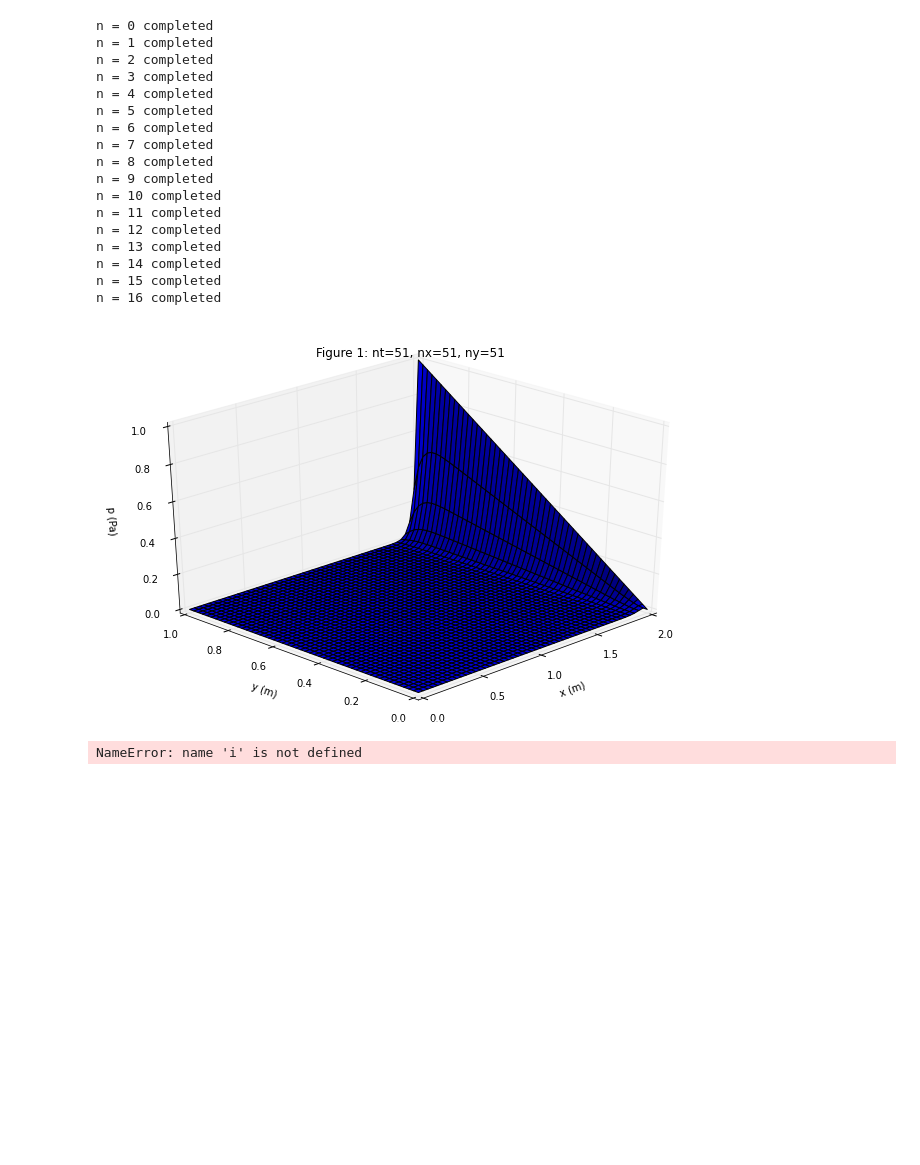
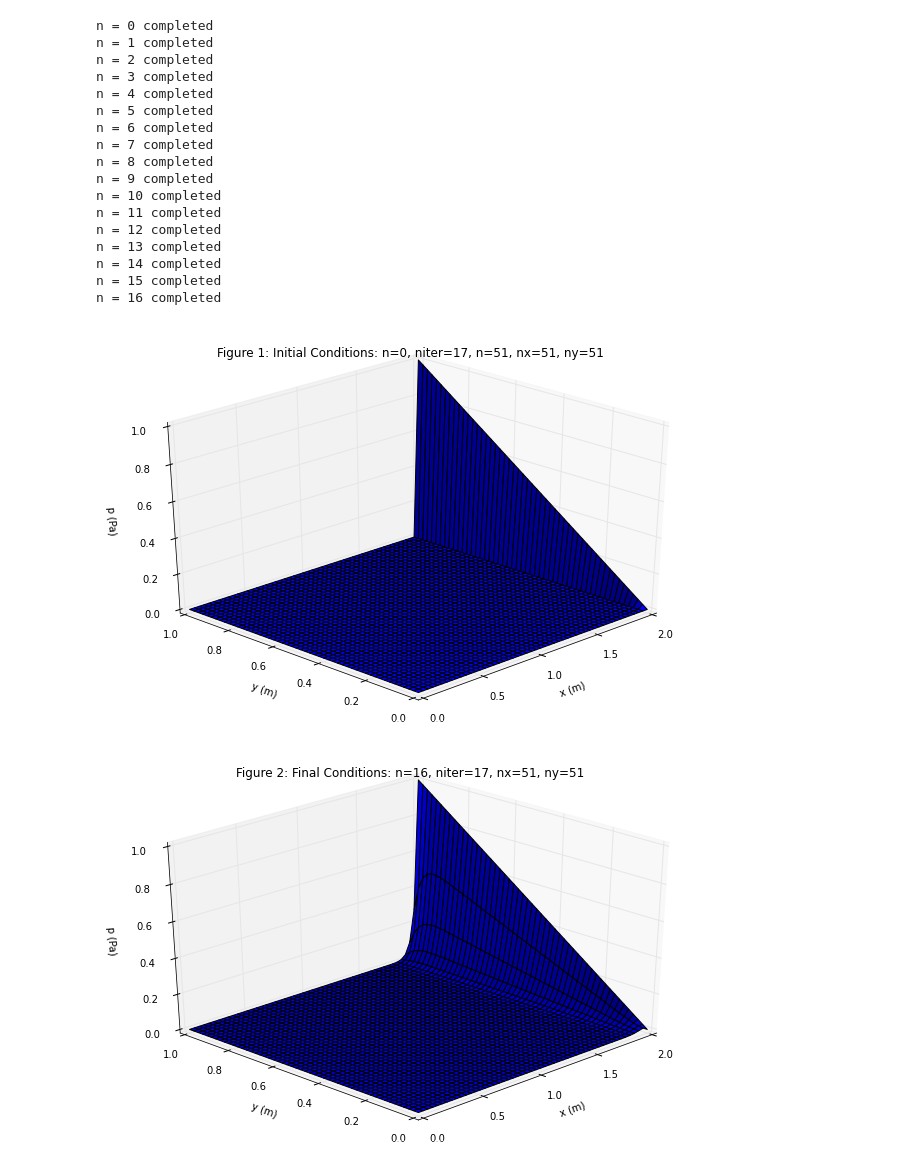
Before and after one commit to en9apr/sphinx, a Jupyter notebook: Laplace.ipynb, the cells around one changed output. Drawn from its saved outputs; the diff is of its cells as text; code cells hidden in the pictures; blank space fills up the shorter version.

```diff
--- a/Laplace.ipynb
+++ b/Laplace.ipynb
@@ -57,6 +185,6 @@ def laplace_equation_numerical(niter, nx, ny, xmax, ymax):
 
     return p, x, y
 # %%
-p,x,y=laplace_equation_numerical(100, 51, 51, 2.0, 1.0)
+p1, x1, y1 = laplace_equation_numerical(100, 51, 51, 2.0, 1.0)
 # %%
 def plot_2D(p,x,nt,title):
@@ -165,7 +329,10 @@ def laplace_equation_numerical_2(error_target, niter, nx, ny, xmax, ymax):
             p[i,j,n+1] = (( dy**2 * ( p[i+1,j,n]+p[i-1,j,n] )
                    + dx**2 * ( p[i,jpos[j],n]+p[i,jneg[j],n] ) )
                    / (2*(dx**2 + dy**2)))
-            error = np.sum(np.abs(p[i,j,n+1])-np.abs(p[i,j,n]) )
+
+        error = (np.sum(np.abs(p[i,j,n+1])-np.abs(p[i,j,n]) ) /
+                    np.sum(np.abs(p[i,j,n+1]) ))
+
         print "n = " + str(n) + " completed"
         if(error < error_target):
           break
@@ -173,7 +340,7 @@ def laplace_equation_numerical_2(error_target, niter, nx, ny, xmax, ymax):
 
     return p, x, y
 # %%
-p,x,y=laplace_equation_numerical_2(1.0e-2, 500, 51, 51, 2.0, 1.0)
+p2, x2, y2 = laplace_equation_numerical_2(1.0e-2, 500, 51, 51, 2.0, 1.0)
 # %% [output]
 n = 0 completed
 n = 1 completed
@@ -192,11 +359,33 @@ n = 13 completed
 n = 14 completed
 n = 15 completed
 n = 16 completed
-# %%
-plot_3D(p,x,y,17,'Figure 1: nt=51, nx=51, ny=51','p (Pa)')
-# %% [output]
-[figure, removed]
-# %%
-np.sum(np.abs(p[i,j,n+1]))
-# %% [output]
-NameError: name 'i' is not defined
+# %%
+def plot_2D_2(p,x,nt,title):
+    """
+    Plots the 1D velocity field
+    """
+
+    import matplotlib.pyplot as plt
+    import matplotlib.cm as cm
+    plt.figure()
+    ax=plt.subplot(111)
+    colour=iter(cm.rainbow(np.linspace(0,1,nt+1)))
+    for n in range(0,nt+1,1):
+        c=next(colour)
+        ax.plot(x,p[:,-1,n],linestyle='-',c=c,label='n='+str(n)+' numerical')
+    box=ax.get_position()
+    ax.set_position([box.x0, box.y0, box.width*1.5,box.height*1.5])
+    ax.legend( bbox_to_anchor=(1.02,1), loc=2)
+    plt.xlabel('x (m)')
+    plt.ylabel('p (Pa)')
+    plt.ylim([0,1.0])
+    plt.xlim([0,2.0])
+    plt.title(title)
+    plt.show()
+# %%
+plot_3D(p2,x2,y2,0,'Figure 1: Initial Conditions: n=0, niter=17, n=51, nx=51, ny=51','p (Pa)')
+plot_3D(p2,x2,y2,16,'Figure 2: Final Conditions: n=16, niter=17, nx=51, ny=51','p (Pa)')
+plot_2D_2(p1,x1,16,'Figure 3: At Far Neumann Boundary: n=16, niter=17, nx=51, ny=51')
+# %% [output]
+[figure, added]
+[figure, added]
```
Also changed, not shown: parts of 9 cells of this notebook, 7 other files.
